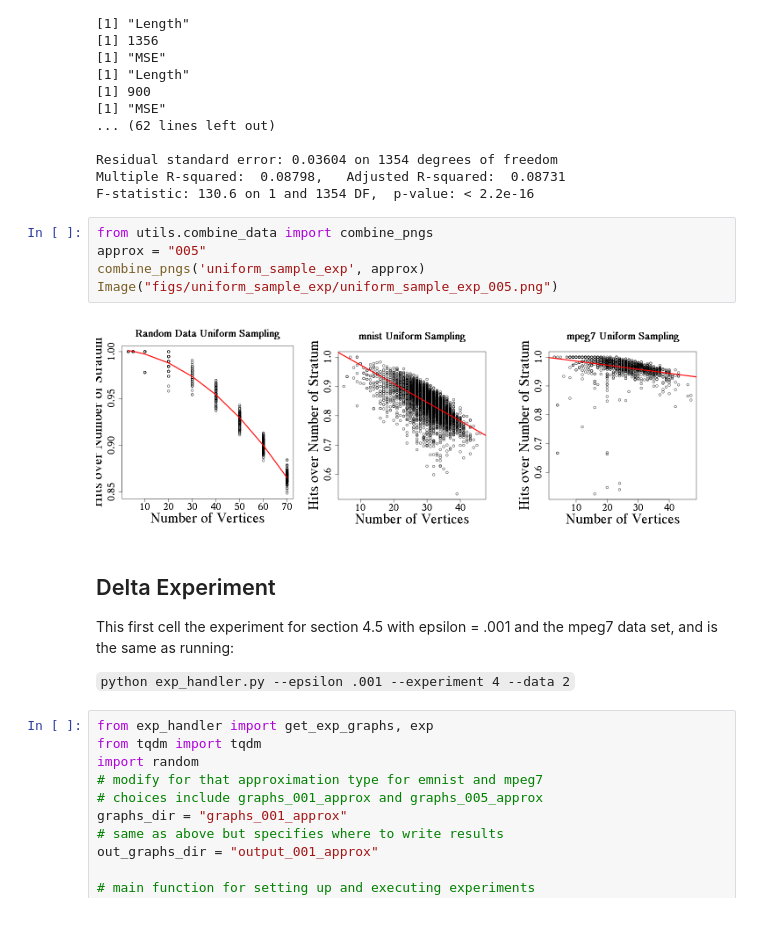
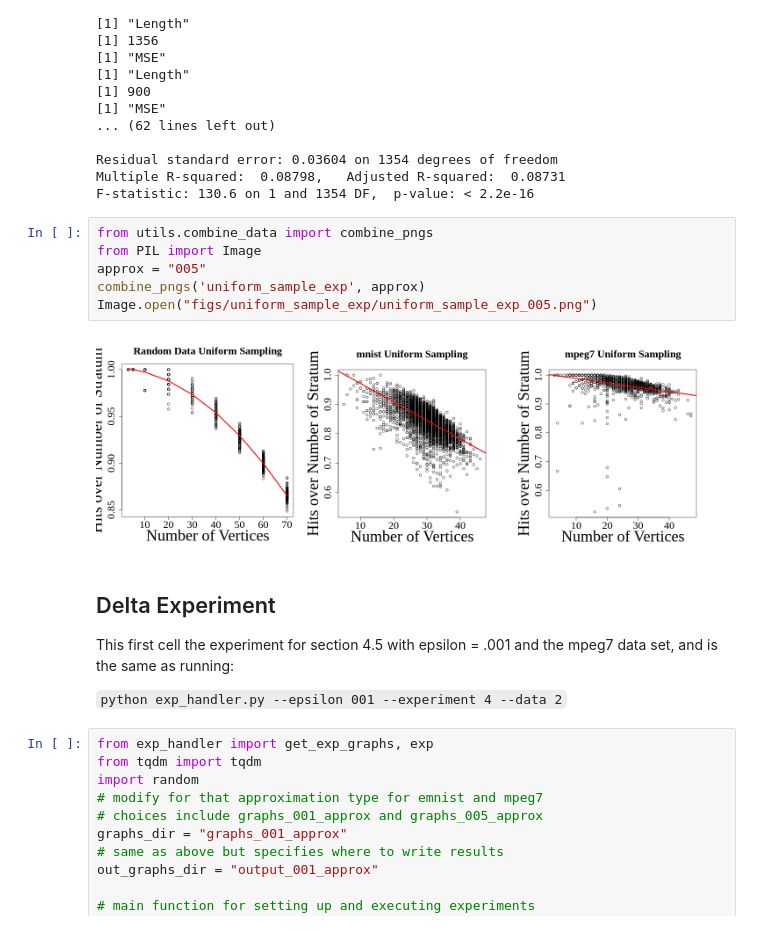
Before and after one commit to compTAG/topo-descriptor-experiments, a Jupyter notebook: Experiment_Supplement.ipynb, the cells around one changed output. Saved outputs shown, nothing was run; the diff lists cells and outputs as text.

````diff
--- a/Experiment_Supplement.ipynb
+++ b/Experiment_Supplement.ipynb
@@ -487,17 +492,18 @@ Multiple R-squared:  0.08798,   Adjusted R-squared:  0.08731
 F-statistic: 130.6 on 1 and 1354 DF,  p-value: < 2.2e-16
 # %%
 from utils.combine_data import combine_pngs
+from PIL import Image
 approx = "005"
 combine_pngs('uniform_sample_exp', approx)
-Image("figs/uniform_sample_exp/uniform_sample_exp_005.png")
+Image.open("figs/uniform_sample_exp/uniform_sample_exp_005.png")
 # %% [output]
-[figure, old version]
+[figure, new version]
 # %% [markdown]
 ## Delta Experiment
 
 This first cell the experiment for section 4.5 with epsilon = .001 and the mpeg7 data set, and is the same as running:
 
-```python exp_handler.py --epsilon .001 --experiment 4 --data 2```
+```python exp_handler.py --epsilon 001 --experiment 4 --data 2```
 # %%
 from exp_handler import get_exp_graphs, exp
 from tqdm import tqdm
````
Also changed, not shown: parts of 19 cells of this notebook, 10 other files.
